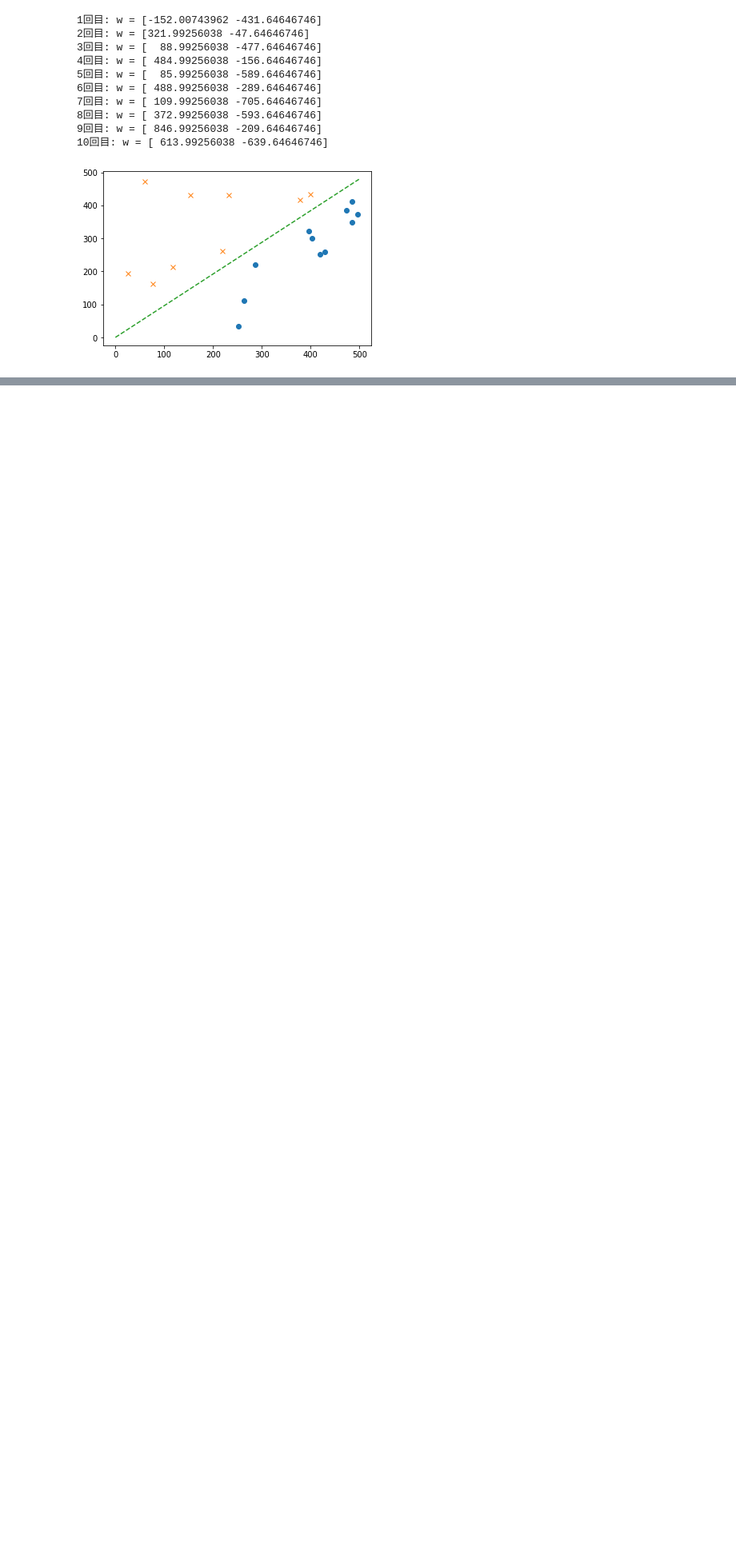
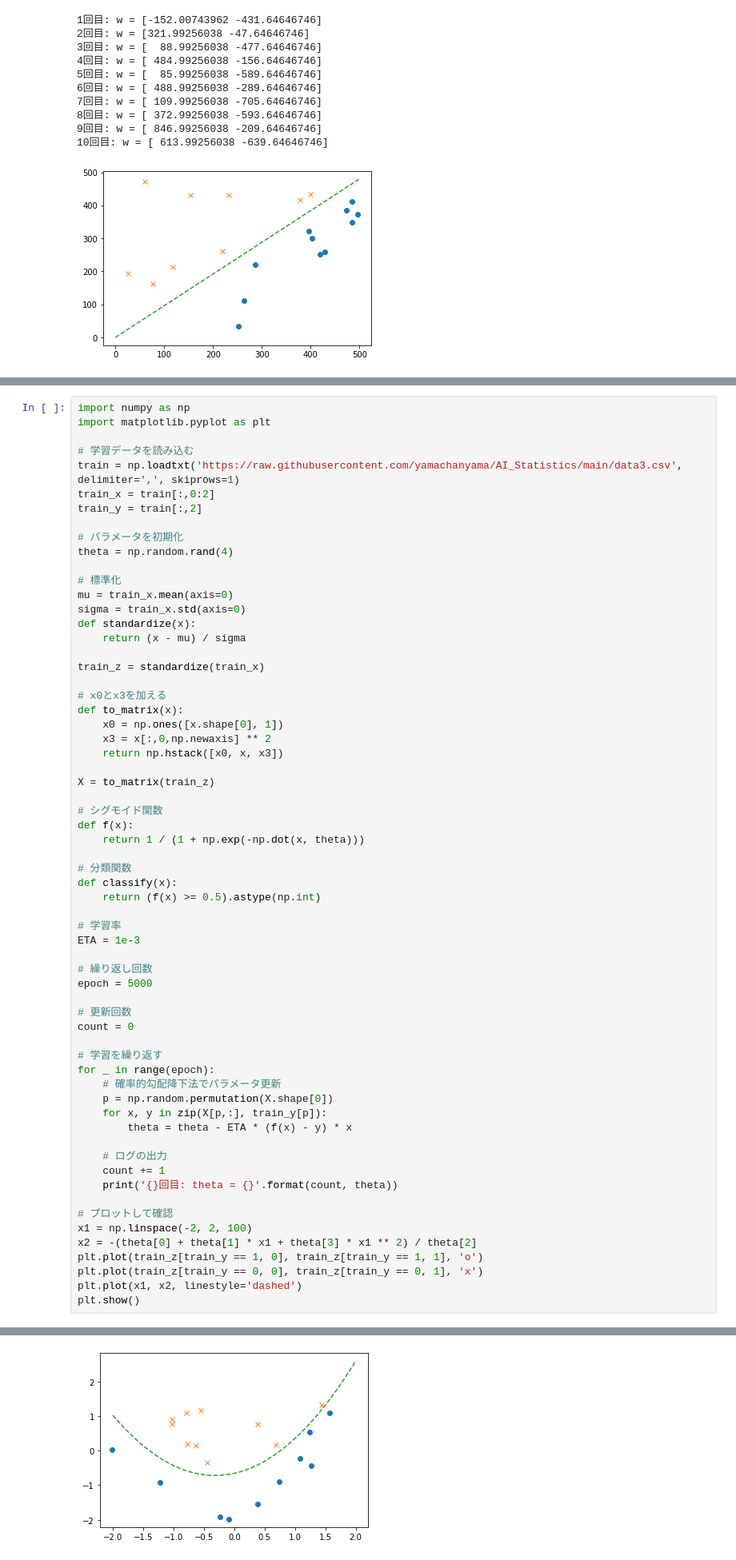
Before and after one commit to yamachanyama/Python_AI_Statistics, a Jupyter notebook: Untitled0.ipynb, the cells around one changed output, grey strips where cells are left out. Shown at 80% size. Saved outputs shown, nothing was run; the diff lists cells and outputs as text; blank space fills up the shorter version.

```diff
--- a/Untitled0.ipynb
+++ b/Untitled0.ipynb
@@ -55,0 +212,64 @@ plt.show()
+# %%
+import numpy as np
+import matplotlib.pyplot as plt
+
+# 学習データを読み込む
+train = np.loadtxt('https://raw.githubusercontent.com/yamachanyama/AI_Statistics/main/data3.csv', delimiter=',', skiprows=1)
+train_x = train[:,0:2]
+train_y = train[:,2]
+
+# パラメータを初期化
+theta = np.random.rand(4)
+
+# 標準化
+mu = train_x.mean(axis=0)
+sigma = train_x.std(axis=0)
+def standardize(x):
+    return (x - mu) / sigma
+
+train_z = standardize(train_x)
+
+# x0とx3を加える
+def to_matrix(x):
+    x0 = np.ones([x.shape[0], 1])
+    x3 = x[:,0,np.newaxis] ** 2
+    return np.hstack([x0, x, x3])
+
+X = to_matrix(train_z)
+
+# シグモイド関数
+def f(x):
+    return 1 / (1 + np.exp(-np.dot(x, theta)))
+
+# 分類関数
+def classify(x):
+    return (f(x) >= 0.5).astype(np.int)
+
+# 学習率
+ETA = 1e-3
+
+# 繰り返し回数
+epoch = 5000
+
+# 更新回数
+count = 0
+
+# 学習を繰り返す
+for _ in range(epoch):
+    # 確率的勾配降下法でパラメータ更新
+    p = np.random.permutation(X.shape[0])
+    for x, y in zip(X[p,:], train_y[p]):
+        theta = theta - ETA * (f(x) - y) * x
+
+    # ログの出力
+    count += 1
+    print('{}回目: theta = {}'.format(count, theta))
+
+# プロットして確認
+x1 = np.linspace(-2, 2, 100)
+x2 = -(theta[0] + theta[1] * x1 + theta[3] * x1 ** 2) / theta[2]
+plt.plot(train_z[train_y == 1, 0], train_z[train_y == 1, 1], 'o')
+plt.plot(train_z[train_y == 0, 0], train_z[train_y == 0, 1], 'x')
+plt.plot(x1, x2, linestyle='dashed')
+plt.show()
+# %% [output]
@@ -55,0 +293 @@ plt.show()
+[figure, added]
```
Also changed, not shown: parts of 7 cells of this notebook.
